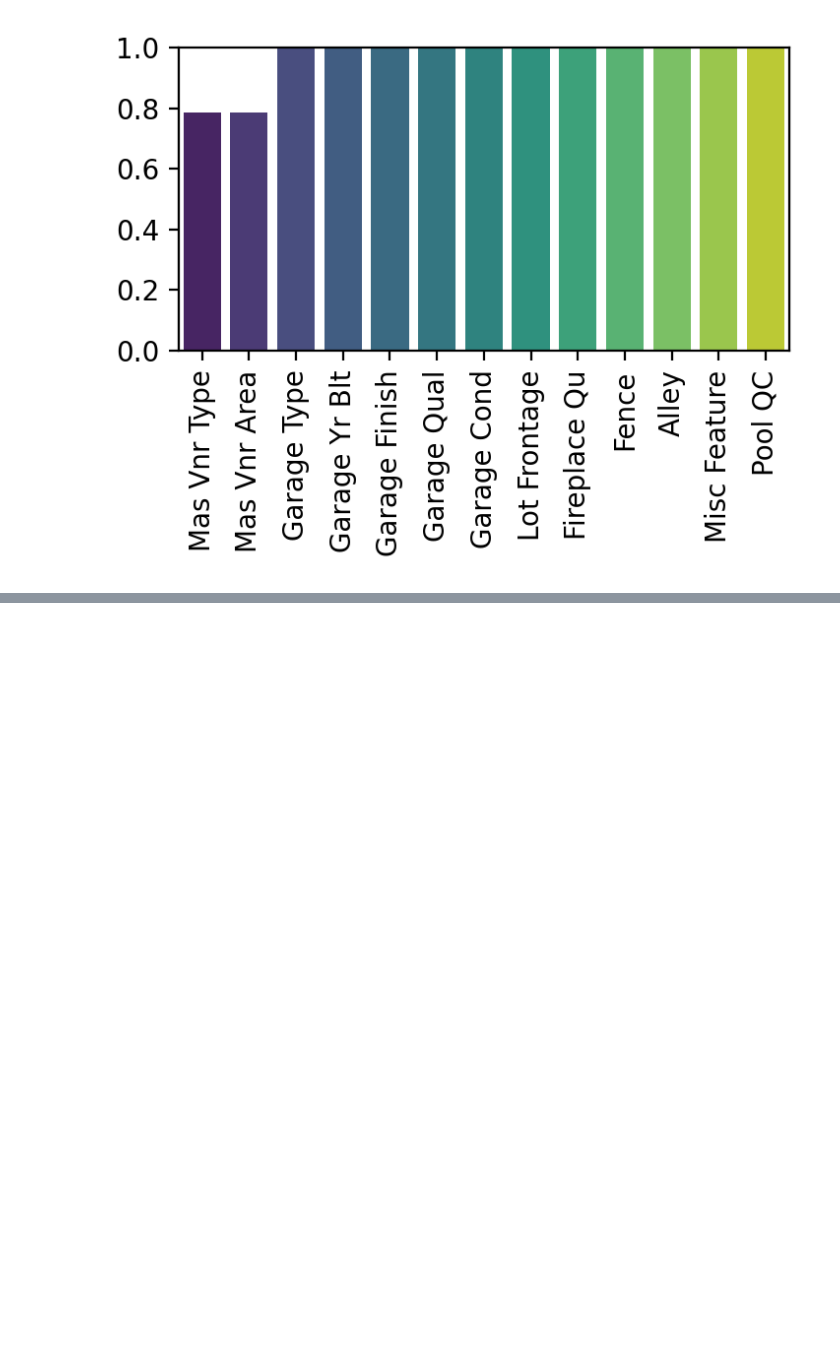
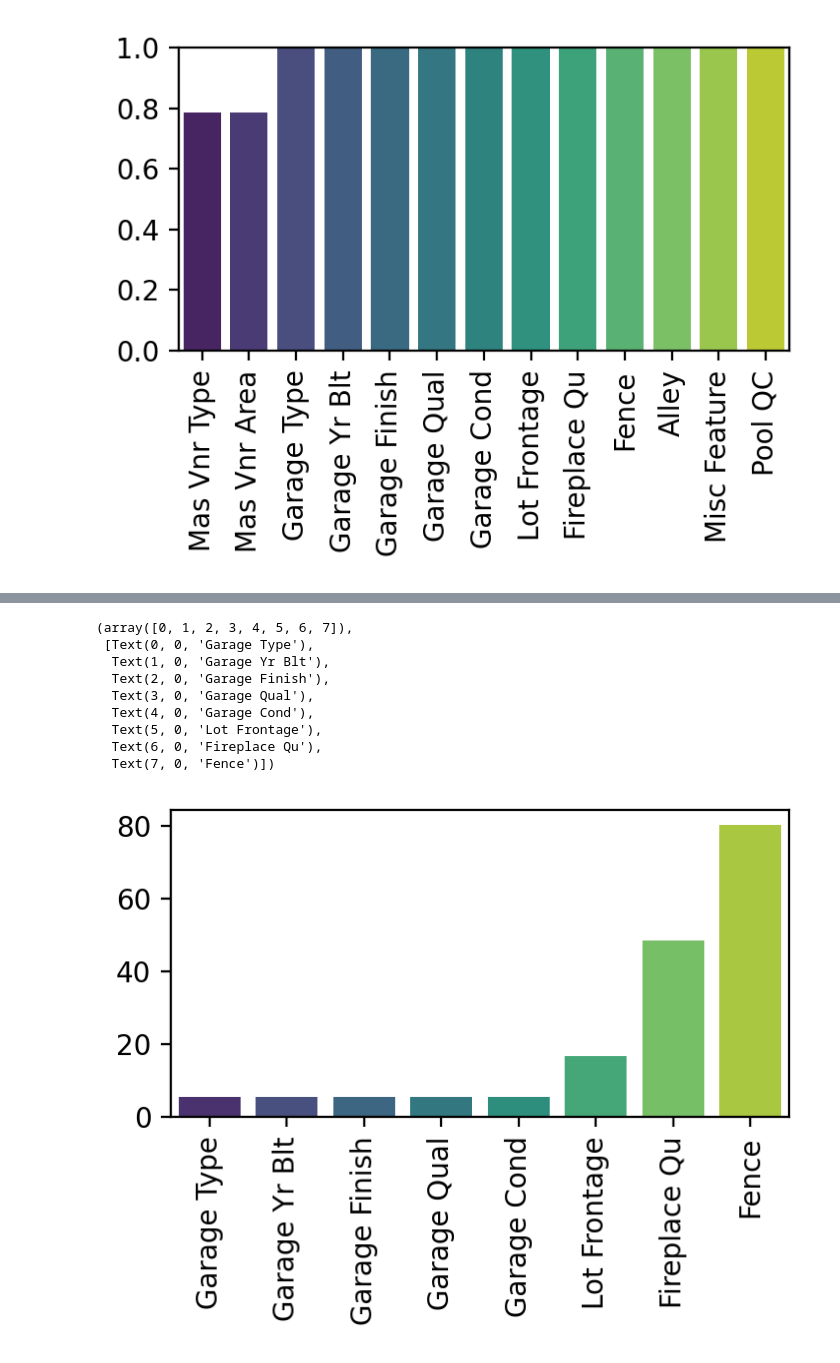
Before and after one commit to YomiDavid/ML_Live-_Class, a Jupyter notebook: Outliers.ipynb, the cells around one changed output, grey strips where cells are left out. Cells and saved outputs as stored; diff of their text form; code cells hidden in the pictures; blank space fills up the shorter version.

```diff
--- a/Outliers.ipynb
+++ b/Outliers.ipynb
@@ -523,0 +554,5 @@ plt.ylim(0,1)
+# %%
+df2 = ['Alley', 'Misc Feature', 'Pool QC']
+# %%
+df[df2]
+drop = df[df2]
@@ -523,0 +568,19 @@ plt.ylim(0,1)
+# %%
+df = df.drop(drop, axis=1)
+# %%
+percent_nan = percent_missin(df)
+# %%
+plt.figure(figsize=(4,2), dpi=200)
+sns.barplot(x=percent_nan.index, y=percent_nan, palette='viridis')
+plt.xticks(rotation=90)
+# %% [output]
+(array([0, 1, 2, 3, 4, 5, 6, 7]),
+ [Text(0, 0, 'Garage Type'),
+  Text(1, 0, 'Garage Yr Blt'),
+  Text(2, 0, 'Garage Finish'),
+  Text(3, 0, 'Garage Qual'),
+  Text(4, 0, 'Garage Cond'),
+  Text(5, 0, 'Lot Frontage'),
+  Text(6, 0, 'Fireplace Qu'),
+  Text(7, 0, 'Fence')])
+[figure, added]
```
Also changed, not shown: parts of 32 cells of this notebook, 2 other files.
